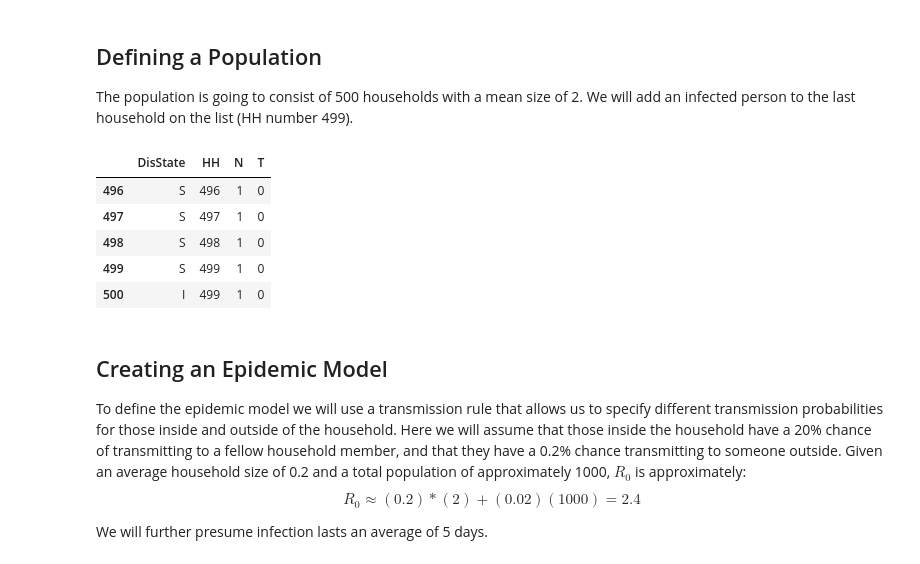
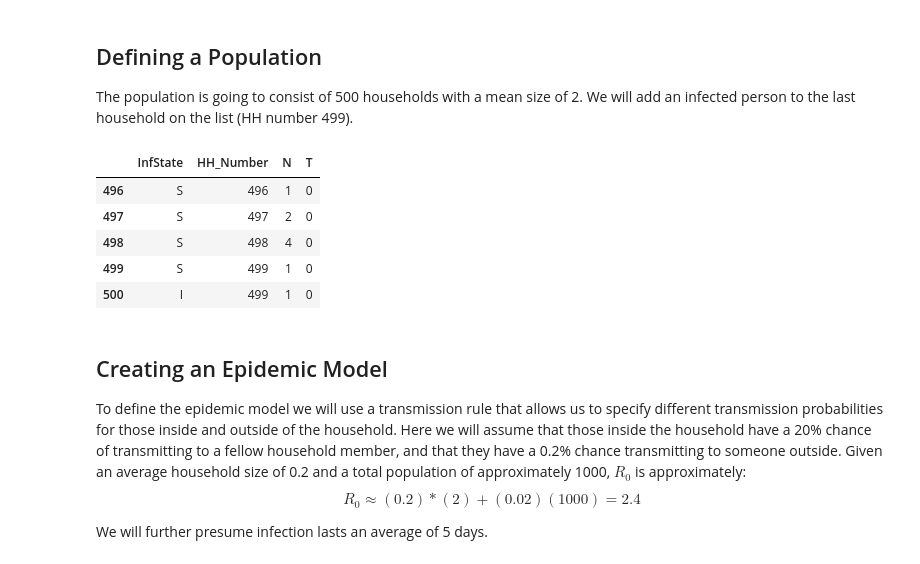
Before and after one commit to UNCIDD/tabularepimdl, a Jupyter notebook: examples/HouseholdStructureEpiModel.ipynb, the cells around one changed output. Saved outputs shown, nothing was run; the diff lists cells and outputs as text; code cells hidden in the pictures.

Commit message:
dataframe fix, performance improvement for SharedTraitInfection rule, comments added

```diff
--- a/examples/HouseholdStructureEpiModel.ipynb
+++ b/examples/HouseholdStructureEpiModel.ipynb
@@ -16,18 +20,19 @@ The population is going to consist of 500 households with a mean size of 2. We w
 # %%
 ##create a population with 500 households of average size 2 and one
 ##person infected in the 500th household
+np.random.seed(3) #make sure every time the random function generates the same numbers
 hh_pop = pd.DataFrame({
-    'DisState':pd.Categorical(["S"]*500+["I"],  categories=['S','I','R']),
-    'HH': list(range(500))+['499'],
-    'N': list(1+np.random.poisson(1,500))+[1],
+    'InfState':pd.Categorical(["S"]*500+["I"],  categories=['S','I','R']),
+    'HH_Number': list(range(500))+[499],
+    'N': list(np.random.poisson(2,500))+[1],
     'T':0
 })
 
 hh_pop.tail()
 # %% [output]
-|  | DisState | HH | N | T |
+|  | InfState | HH_Number | N | T |
 | 496 | S | 496 | 1 | 0 |
-| 497 | S | 497 | 1 | 0 |
-| 498 | S | 498 | 1 | 0 |
+| 497 | S | 497 | 2 | 0 |
+| 498 | S | 498 | 4 | 0 |
 | 499 | S | 499 | 1 | 0 |
 | 500 | I | 499 | 1 | 0 |
```
Also changed, not shown: parts of 8 cells of this notebook.
